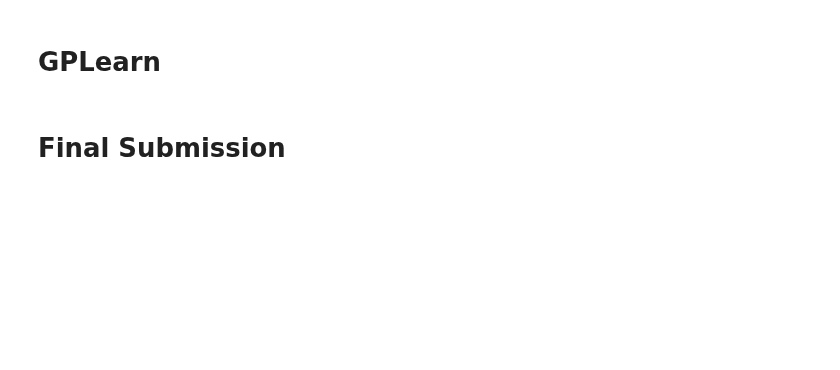
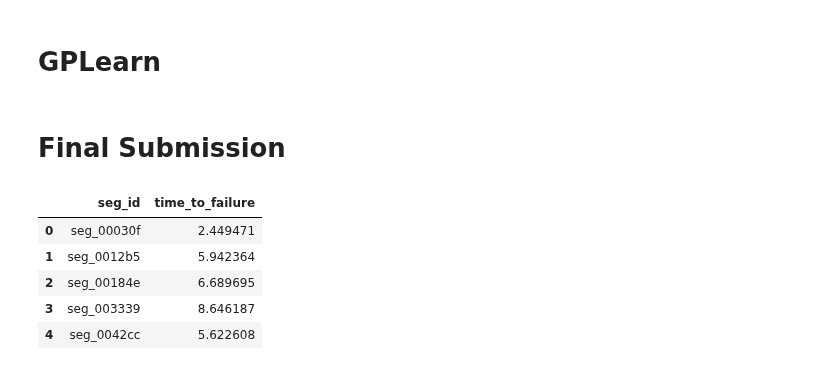
Before and after one commit to contemplat0r/LANL_Earthquake_Prediction, a Jupyter notebook: lanl-mix-kernels-and-my-features.ipynb, the cells around one changed output. Saved outputs shown, nothing was run; the diff lists cells and outputs as text; code cells hidden in the pictures; blank space fills up the shorter version.

```diff
--- a/lanl-mix-kernels-and-my-features.ipynb
+++ b/lanl-mix-kernels-and-my-features.ipynb
@@ -854,7 +862,7 @@ for fold_, (trn_idx, val_idx) in enumerate(folds.split(train_X, train_y.values))
     X_val = X_val.reshape(len(X_val), 1, num_of_features)
     y_tr, y_val = train_y[trn_idx], train_y[val_idx]
     model = create_model(num_of_features)
-    model.fit(X_tr, y_tr, epochs=50, batch_size=32, verbose=1, callbacks=[call_ES,], validation_data=[X_val, y_val]) #
+    model.fit(X_tr, y_tr, epochs=50, batch_size=32, verbose=2, callbacks=[call_ES,], validation_data=[X_val, y_val]) #
 
     NN_oof[val_idx] = model.predict(X_val)[:,0]
 
@@ -955,7 +963,14 @@ Scirpus_prediction.head()
 # %%
 today = str(datetime.date.today())
-submission = pd.read_csv('../input/LANL-Earthquake-Prediction/sample_submission.csv')
+submission = pd.read_csv('../input/sample_submission.csv')
 
-submission["time_to_failure"] = (predictions+NN_predictions+Scirpus_prediction.time_to_failure.values)/3
-submission.to_csv(f'FINAL_{today}_submission.csv', index=False)
+submission["time_to_failure"] = (prediction_xgb + prediction_lgb + NN_predictions) / 3
+submission.to_csv(f'xgb_lgb_nn_2_{today}_submission.csv', index=False)
 submission.head()
+# %% [output]
+|  | seg_id | time_to_failure |
+| 0 | seg_00030f | 2.449471 |
+| 1 | seg_0012b5 | 5.942364 |
+| 2 | seg_00184e | 6.689695 |
+| 3 | seg_003339 | 8.646187 |
+| 4 | seg_0042cc | 5.622608 |
```
Also changed, not shown: parts of 20 cells of this notebook, 1 other file.
